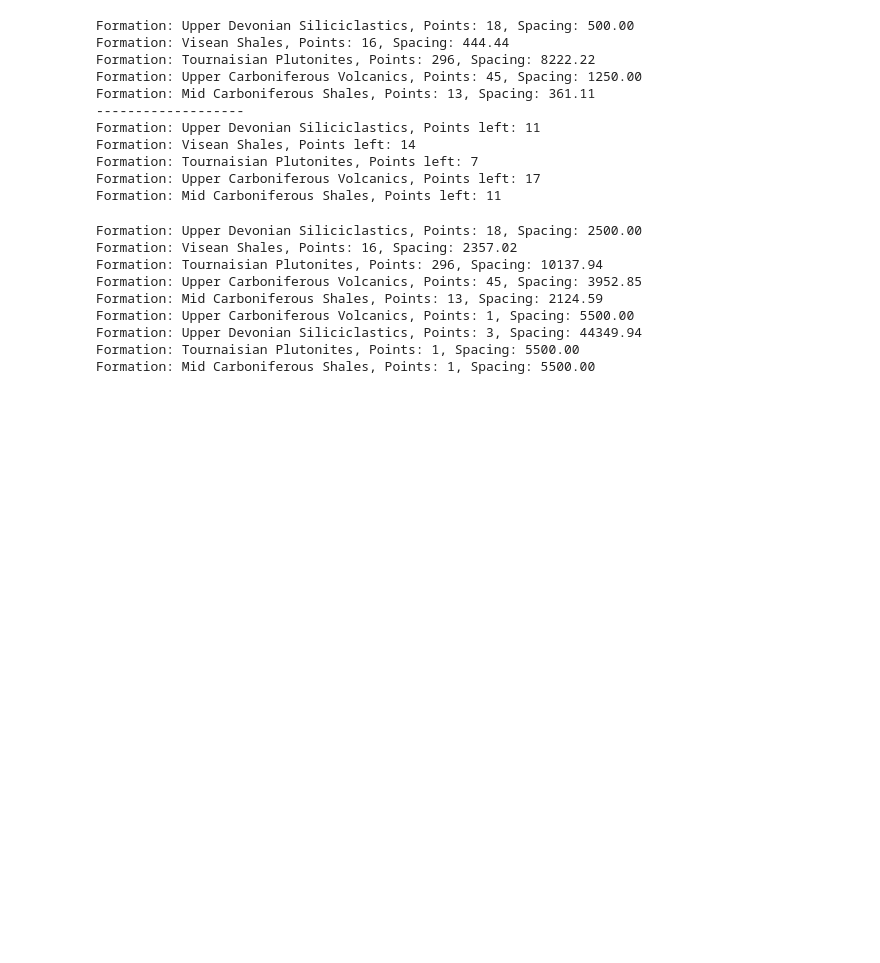
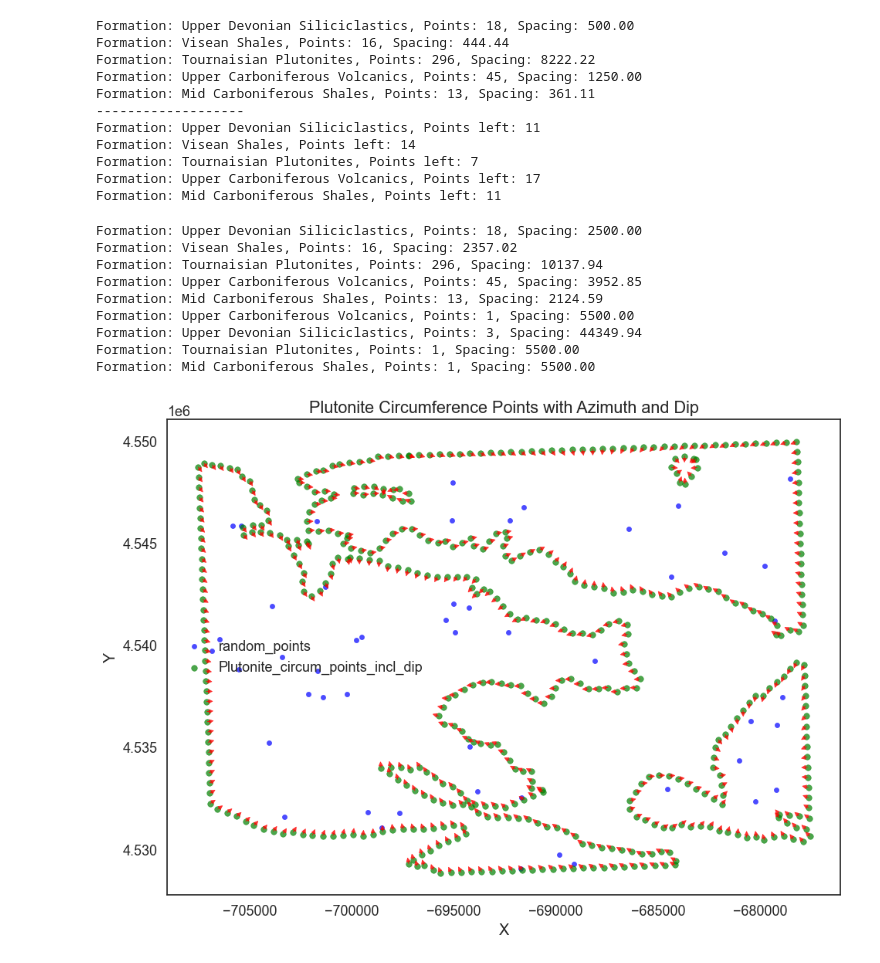
Before and after one commit to terranigma-solutions/Mineye-Terranigma, a Jupyter notebook: GeoModel/sampler.ipynb, the cells around one changed output. Cells and saved outputs as stored; diff of their text form; code cells hidden in the pictures; blank space fills up the shorter version.

```diff
--- a/GeoModel/sampler.ipynb
+++ b/GeoModel/sampler.ipynb
@@ -300,0 +379,30 @@ Formation: Mid Carboniferous Shales, Points: 1, Spacing: 5500.00
+# %%
+# Plot the points from gdf3
+fig, ax = plt.subplots(figsize=(12, 8))
+
+# Plot the points
+gdf1.plot(ax=ax, color='blue', markersize=20, alpha=0.7, label='random_points')
+gdf3.plot(ax=ax, color='green', markersize=30, alpha=0.7, label='Plutonite_circum_points_incl_dip')
+
+
+# Add arrows for azimuth where data is available
+for idx, row in gdf3.iterrows():
+    if pd.notna(row['az_to_centroid']) and pd.notna(row['dip']):
+        # Arrow parameters
+        arrow_length = 100  # arrow length in map units
+        azimuth_rad = np.deg2rad(row['az_to_centroid'])
+        dx = arrow_length * np.sin(azimuth_rad)
+        dy = arrow_length * np.cos(azimuth_rad)
+
+        # Draw arrow
+        ax.arrow(row.geometry.x, row.geometry.y, dx, dy,
+                head_width=200, head_length=200, fc='red', ec='red', alpha=0.8)
+
+
+ax.set_xlabel('X')
+ax.set_ylabel('Y')
+ax.set_title('Plutonite Circumference Points with Azimuth and Dip')
+ax.legend()
+plt.show()
+# %% [output]
+[figure, added]
```
Also changed, not shown: parts of 18 cells of this notebook, 6 other files.
